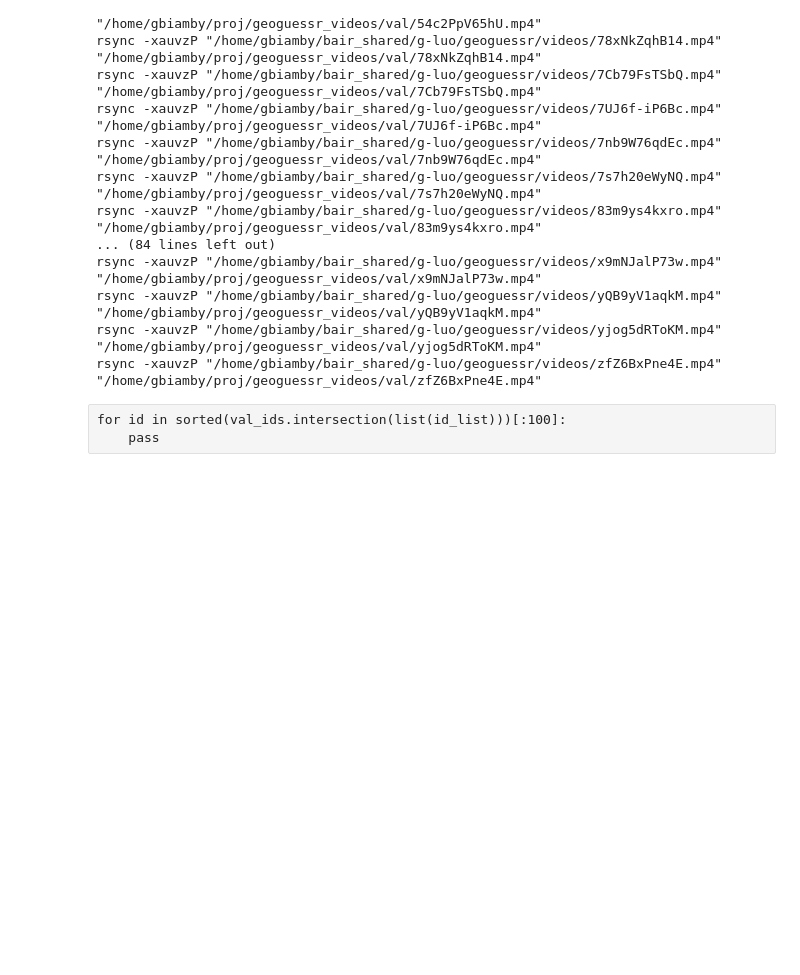
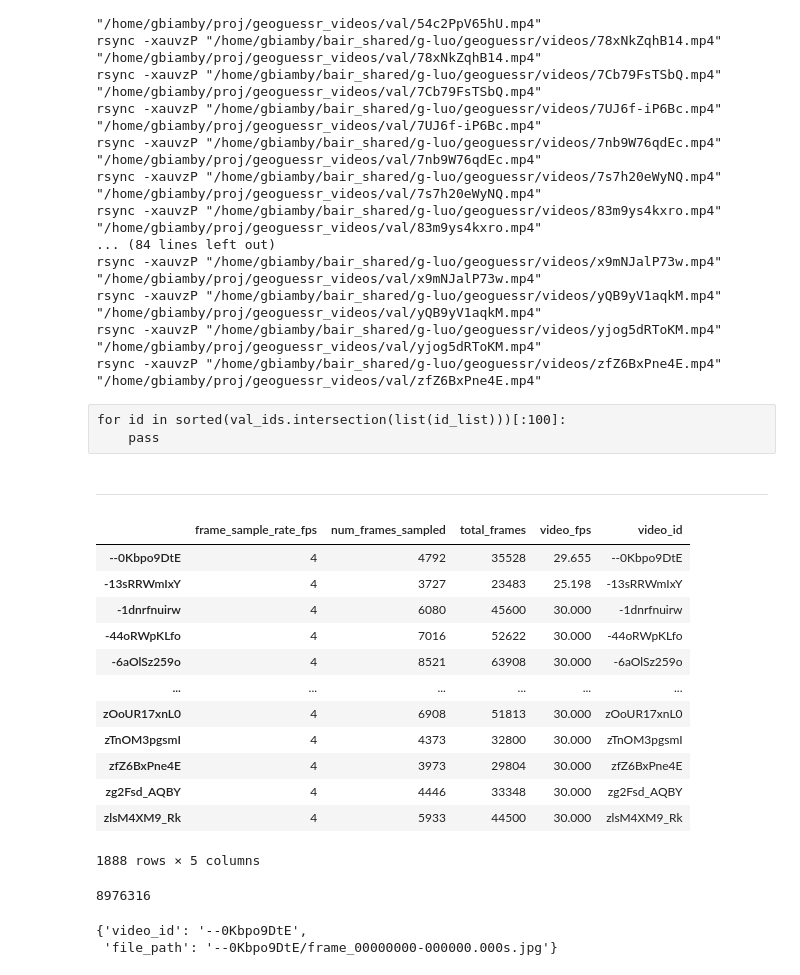
Before and after one commit to GiscardBiamby/geoscreens, a Jupyter notebook: notebooks/Untitled.ipynb, the cells around one changed output. Drawn from its saved outputs; the diff is of its cells as text; code cells hidden in the pictures; blank space fills up the shorter version.

Commit message:
Save all frame paths into json, using glob() or os.listdir() was too slow (>8M total files)

```diff
--- a/notebooks/Untitled.ipynb
+++ b/notebooks/Untitled.ipynb
@@ -263,3 +1152,27 @@ rsync -xauvzP "/home/gbiamby/bair_shared/g-luo/geoguessr/videos/zfZ6BxPne4E.mp4"
 # %% [raw]
 for id in sorted(val_ids.intersection(list(id_list)))[:100]:
     pass
+# %% [markdown]
+---
+# %%
+if "df_frames_meta" not in locals():
+    df_frames_meta = pd.read_json(
+        "/shared/gbiamby/geo/video_frames/frame_meta_002.json",
+        orient="index",
+    )
+
+df_frames_meta
+# %% [output]
+|  | frame_sample_rate_fps | num_frames_sampled | total_frames | video_fps | video_id |
+| --0Kbpo9DtE | 4 | 4792 | 35528 | 29.655 | --0Kbpo9DtE |
+| -13sRRWmIxY | 4 | 3727 | 23483 | 25.198 | -13sRRWmIxY |
+| -1dnrfnuirw | 4 | 6080 | 45600 | 30.000 | -1dnrfnuirw |
+| -44oRWpKLfo | 4 | 7016 | 52622 | 30.000 | -44oRWpKLfo |
+| -6aOlSz259o | 4 | 8521 | 63908 | 30.000 | -6aOlSz259o |
+| ... | ... | ... | ... | ... | ... |
+| zOoUR17xnL0 | 4 | 6908 | 51813 | 30.000 | zOoUR17xnL0 |
+| zTnOM3pgsmI | 4 | 4373 | 32800 | 30.000 | zTnOM3pgsmI |
+| zfZ6BxPne4E | 4 | 3973 | 29804 | 30.000 | zfZ6BxPne4E |
+| zg2Fsd_AQBY | 4 | 4446 | 33348 | 30.000 | zg2Fsd_AQBY |
+| zlsM4XM9_Rk | 4 | 5933 | 44500 | 30.000 | zlsM4XM9_Rk |
+1888 rows × 5 columns
@@ -265,0 +1192,9 @@ for id in sorted(val_ids.intersection(list(id_list)))[:100]:
+# %%
+sum([len(frames) for video_id, frames in results.items()])
+# %% [output]
+8976316
+# %%
+results[0]
+# %% [output]
+{'video_id': '--0Kbpo9DtE',
+ 'file_path': '--0Kbpo9DtE/frame_00000000-000000.000s.jpg'}
```
Also changed, not shown: parts of 6 cells of this notebook, 4 other files.
